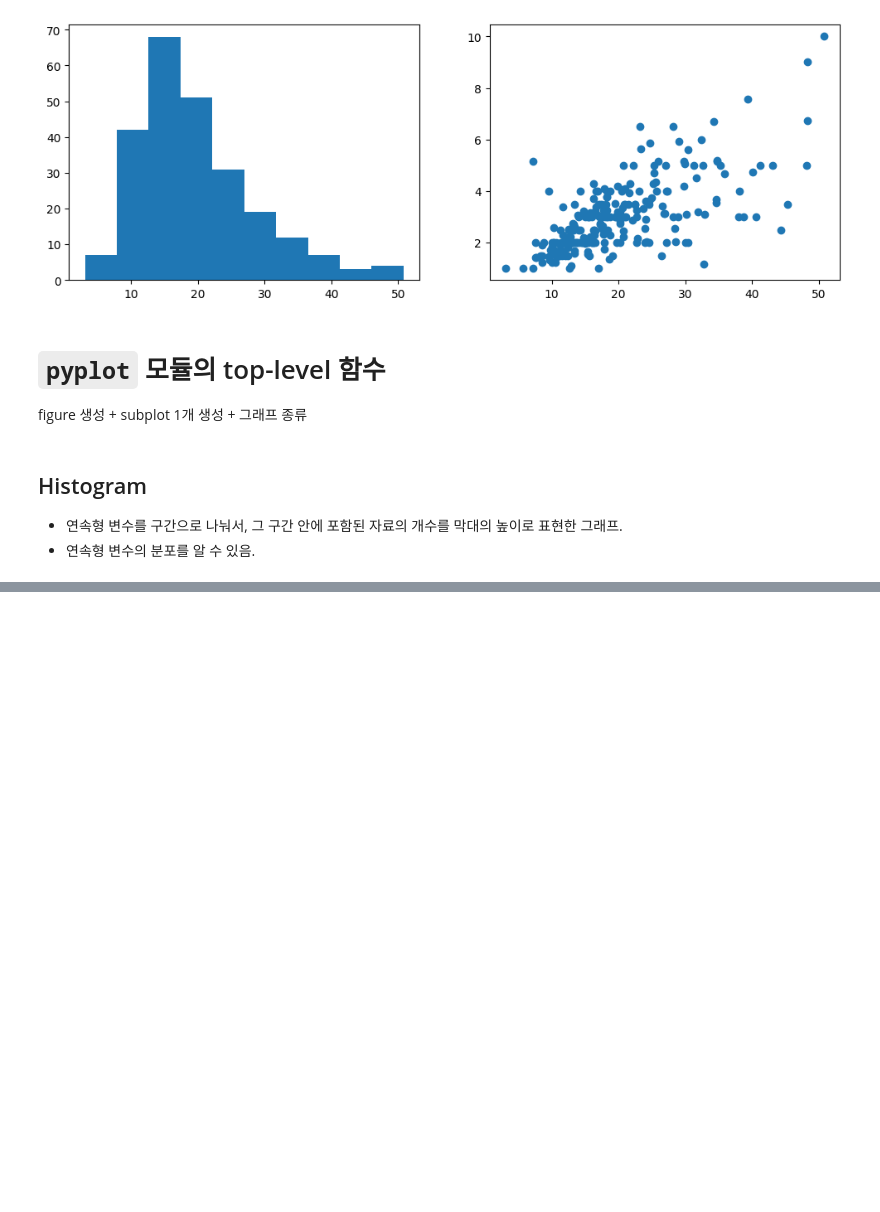
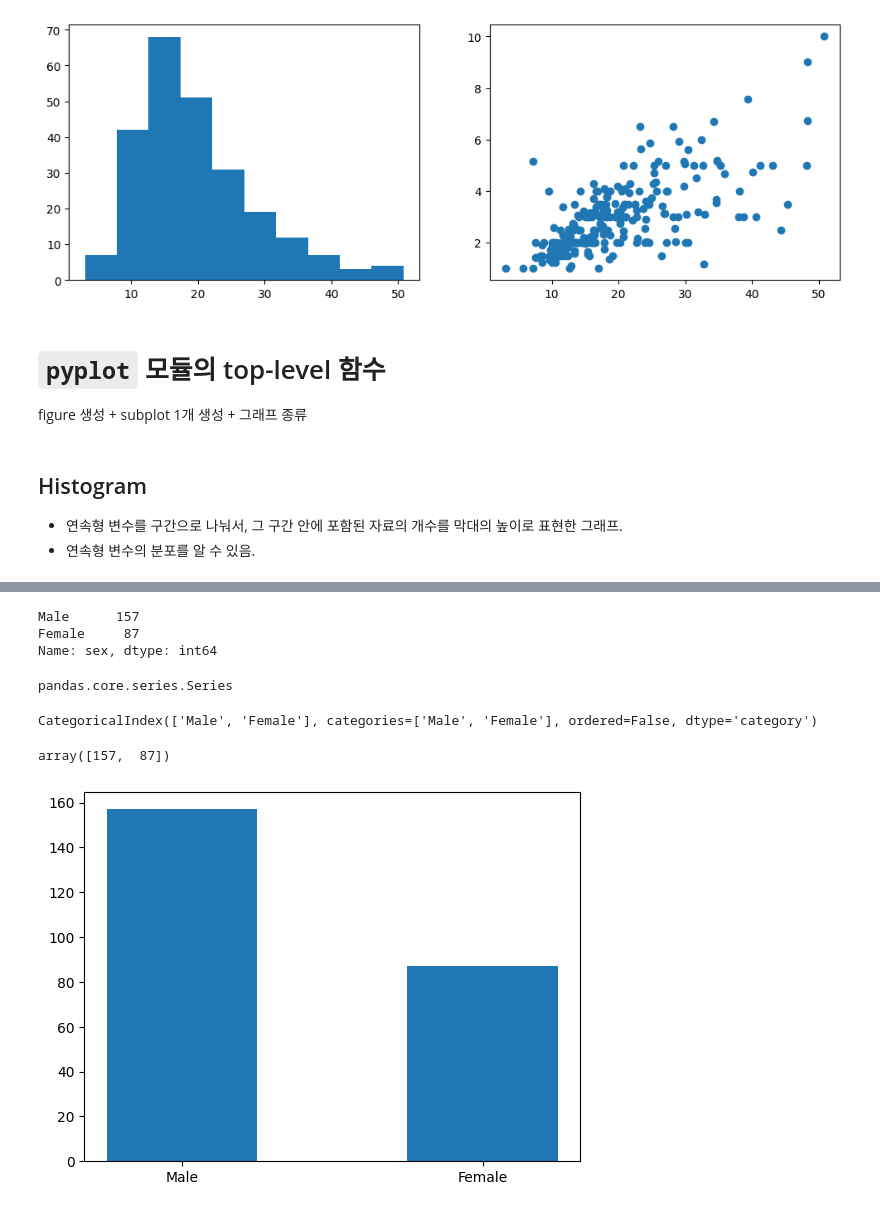
Before and after one commit to kiminhonawa/python, a Jupyter notebook: py16_matplotlib.ipynb, the cells around one changed output, grey strips where cells are left out. Saved outputs shown, nothing was run; the diff lists cells and outputs as text; code cells hidden in the pictures; blank space fills up the shorter version.

```diff
--- a/py16_matplotlib.ipynb
+++ b/py16_matplotlib.ipynb
@@ -180,0 +237,27 @@ plt.show()
+# %%
+gender_count = tips.sex.value_counts()
+gender_count
+# %% [output]
+Male      157
+Female     87
+Name: sex, dtype: int64
+# %%
+type(gender_count)
+# %% [output]
+pandas.core.series.Series
+# %%
+gender_count.index
+# %% [output]
+CategoricalIndex(['Male', 'Female'], categories=['Male', 'Female'], ordered=False, dtype='category')
+# %%
+gender_count.values
+# %% [output]
+array([157,  87])
+# %%
+# 세로 막대 그래프(vertical bar plot)
+# x: 인덱스, height: 막대의 높이. 빈도수.
+plt.bar(x=gender_count.index, height=gender_count.values, width=0.5)
+
+plt.show()
+# %% [output]
+[figure, added]
```
Also changed, not shown: parts of 15 cells of this notebook.
